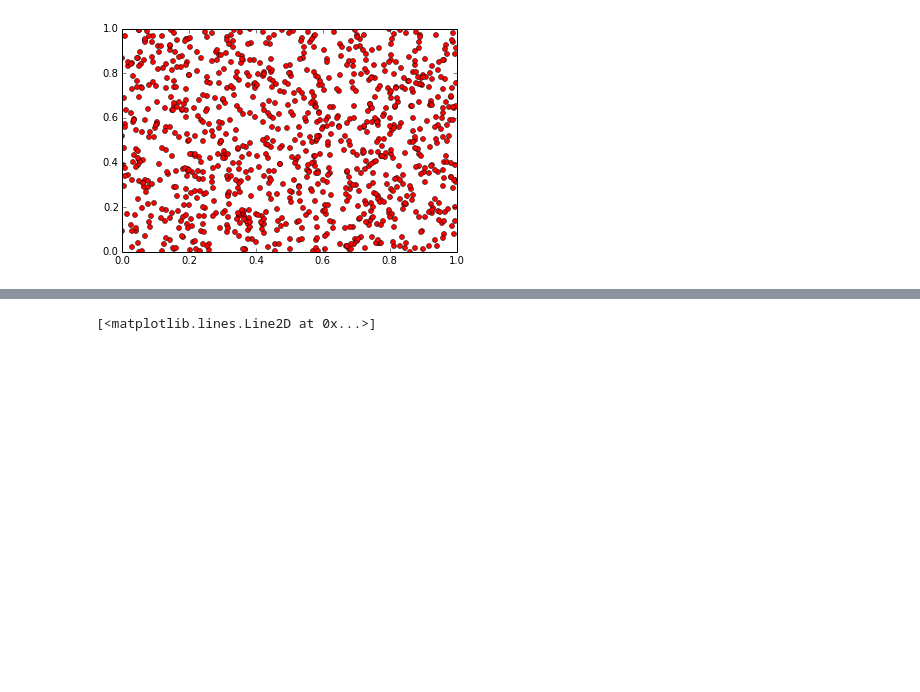
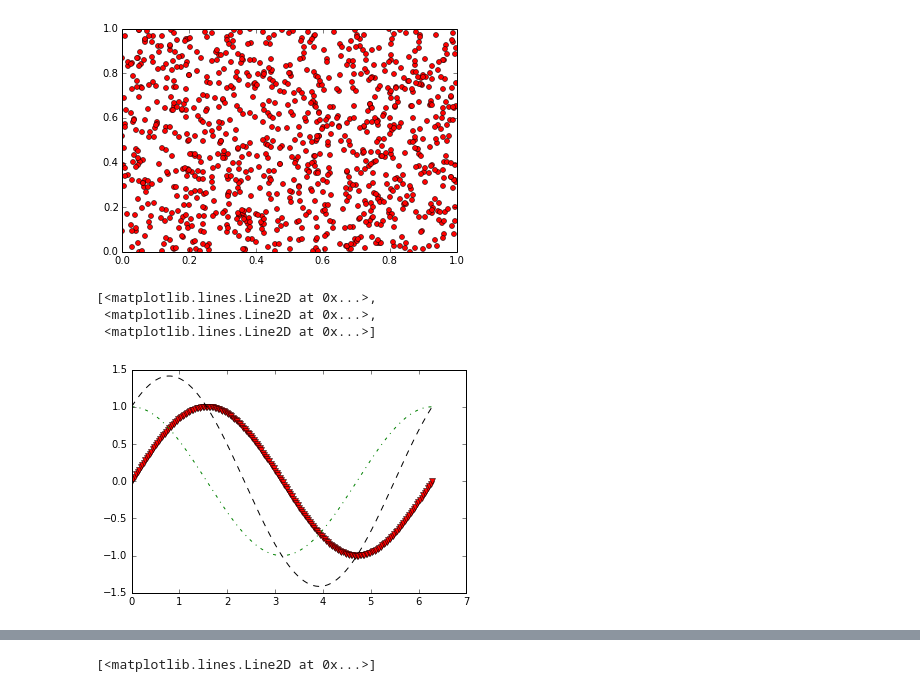
Before and after one commit to Darivadi/Fundamentals_in_computation, a Jupyter notebook: Matplotlib_basico.ipynb, the cells around one changed output, grey strips where cells are left out. Cells and saved outputs as stored; diff of their text form; code cells hidden in the pictures; blank space fills up the shorter version.

```diff
--- a/Matplotlib_basico.ipynb
+++ b/Matplotlib_basico.ipynb
@@ -118,6 +119,19 @@ plt.plot(x,y,'ro',markersize=5)
 # %% [output]
 [<matplotlib.lines.Line2D at 0x...>]
 [figure]
+# %%
+# Gradicando varias funciones
+# Utilizando funciones
+x = np.linspace(0,2*np.pi,200)
+y1 = np.sin(x)
+y2 = np.cos(x)
+y3 = y1+y2
+plt.plot(x,y1,'rv',x,y2,'g-.',x,y3,'k--')
+# %% [output]
+[<matplotlib.lines.Line2D at 0x...>,
+ <matplotlib.lines.Line2D at 0x...>,
+ <matplotlib.lines.Line2D at 0x...>]
+[figure, added]
 # %%
 # Gradicando varias funciones
 # Utilizando funciones
```
Also changed, not shown: parts of 9 cells of this notebook, 6 other files.
